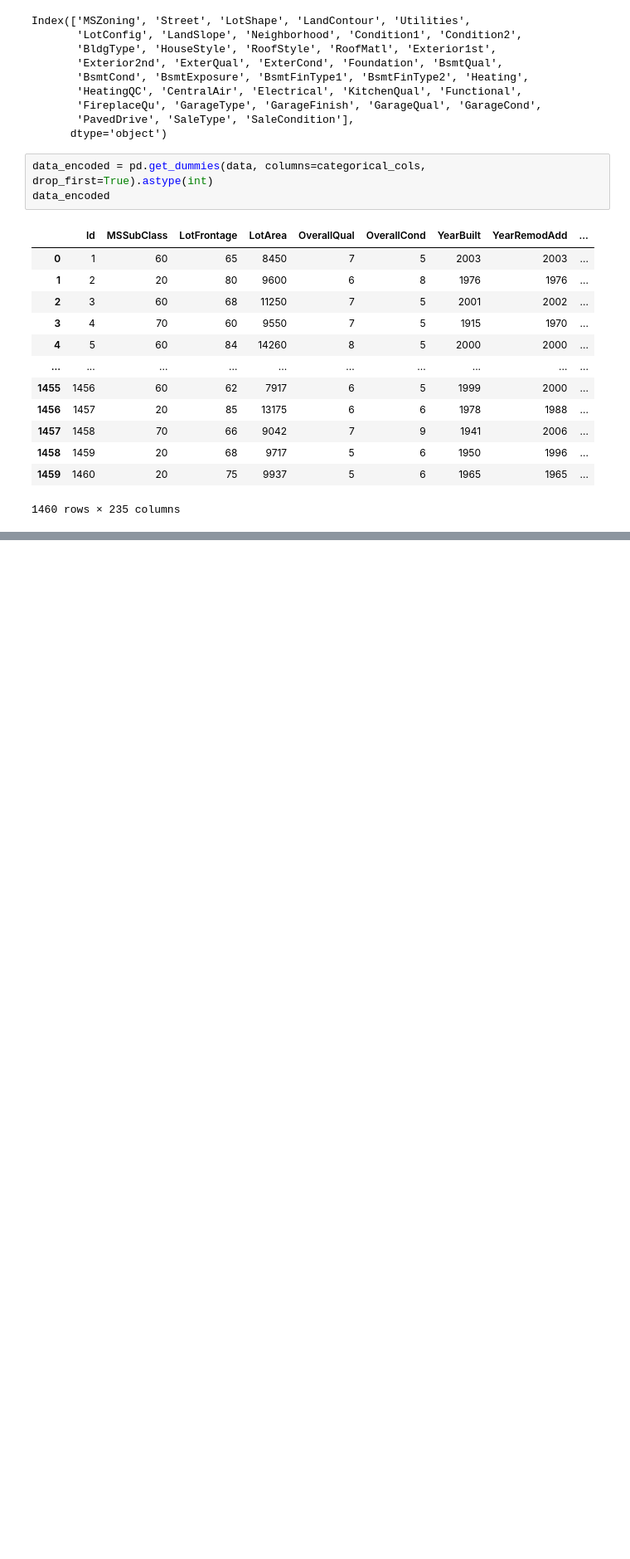
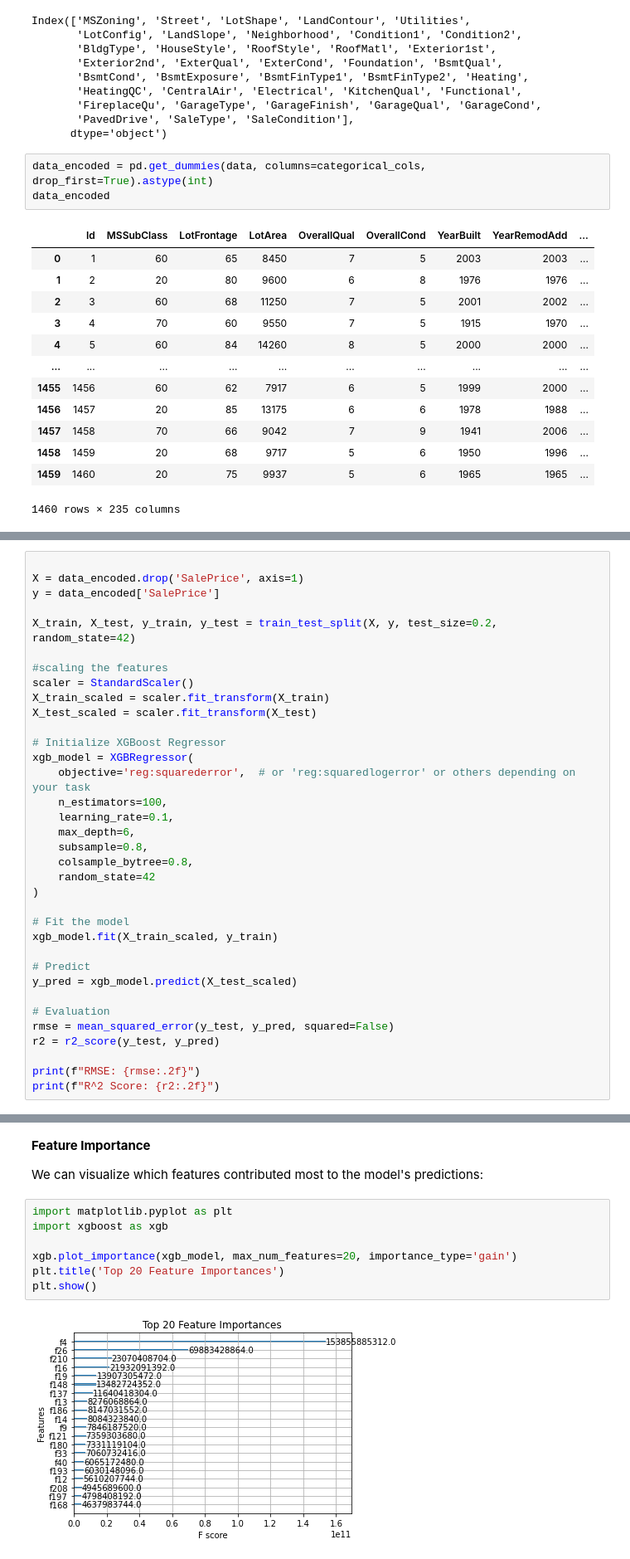
Before and after one commit to NamaembaSilali/House-Prices---Advanced-Regression-Techniques, a Jupyter notebook: index.ipynb, the cells around one changed output, grey strips where cells are left out. Shown at 83% size. Saved outputs shown, nothing was run; the diff lists cells and outputs as text; blank space fills up the shorter version.

Commit message:
xgboost regressor model

```diff
--- a/index.ipynb
+++ b/index.ipynb
@@ -524,0 +523,35 @@ y = data_encoded['SalePrice']
+# %%
+
+X = data_encoded.drop('SalePrice', axis=1)
+y = data_encoded['SalePrice']
+
+X_train, X_test, y_train, y_test = train_test_split(X, y, test_size=0.2, random_state=42)
+
+#scaling the features
+scaler = StandardScaler()
+X_train_scaled = scaler.fit_transform(X_train)
+X_test_scaled = scaler.fit_transform(X_test)
+
+# Initialize XGBoost Regressor
+xgb_model = XGBRegressor(
+    objective='reg:squarederror',  # or 'reg:squaredlogerror' or others depending on your task
+    n_estimators=100,
+    learning_rate=0.1,
+    max_depth=6,
+    subsample=0.8,
+    colsample_bytree=0.8,
+    random_state=42
+)
+
+# Fit the model
+xgb_model.fit(X_train_scaled, y_train)
+
+# Predict
+y_pred = xgb_model.predict(X_test_scaled)
+
+# Evaluation
+rmse = mean_squared_error(y_test, y_pred, squared=False)
+r2 = r2_score(y_test, y_pred)
+
+print(f"RMSE: {rmse:.2f}")
+print(f"R^2 Score: {r2:.2f}")
@@ -525,2 +565,15 @@ y = data_encoded['SalePrice']
+# %% [markdown]
+**Feature Importance**
+
+We can visualize which features contributed most to the model's predictions:
+# %%
+import matplotlib.pyplot as plt
+import xgboost as xgb
+
+xgb.plot_importance(xgb_model, max_num_features=20, importance_type='gain')
+plt.title('Top 20 Feature Importances')
+plt.show()
+# %% [output]
+[figure, added]
 # %%
 from sklearn.linear_model import LinearRegression
```
Also changed, not shown: parts of 22 cells of this notebook.
